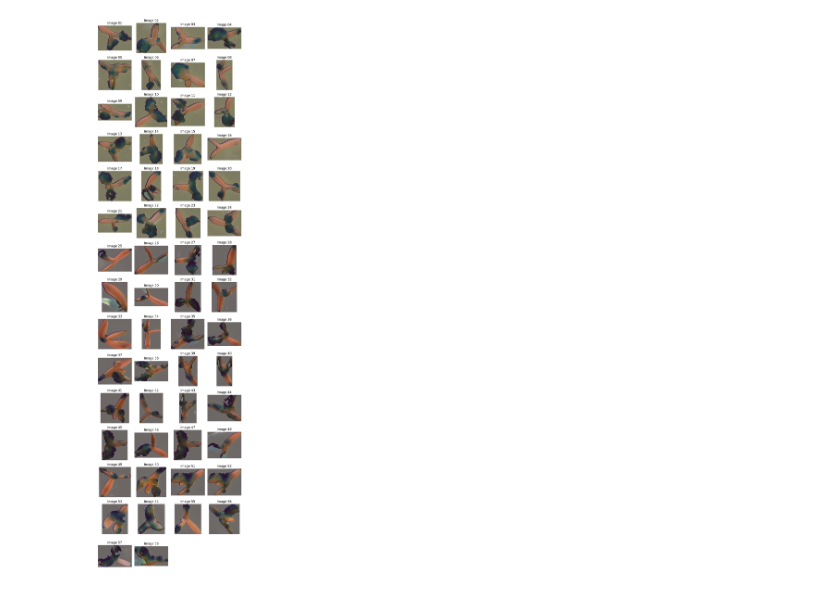
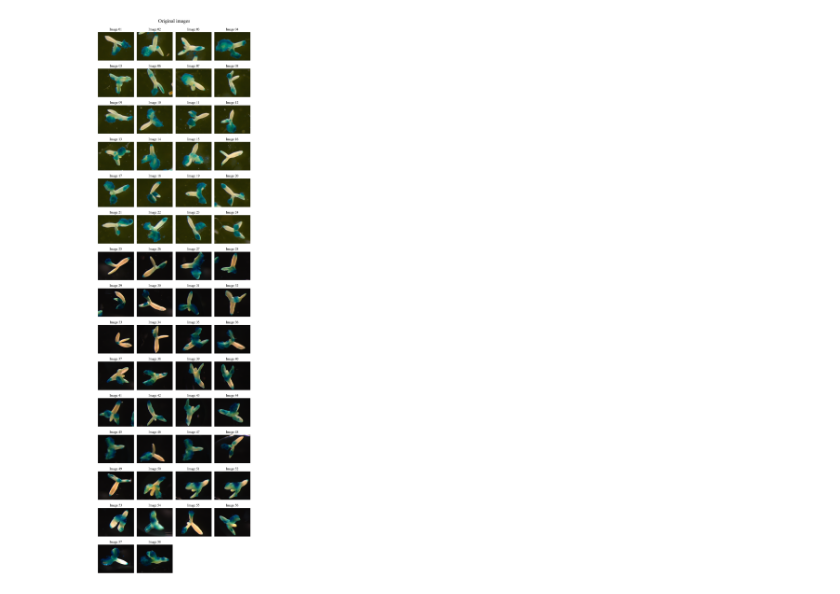
Before and after one commit to bramvaneerden/IA_Assignments, a Jupyter notebook: A5/classification.ipynb, the cells around one changed output. Drawn from its saved outputs; the diff is of its cells as text; code cells hidden in the pictures.

Commit message:
Two panels of images - original and segmented.

```diff
--- a/A5/classification.ipynb
+++ b/A5/classification.ipynb
@@ -9,3 +8,6 @@ root = 'images'
+# %%
+matplotlib.rcParams['font.family'] = 'STIXGeneral'
+root = 'images'
 # %%
 def parse_filename(filename):
     pattern = r'_(\d\d)(.*)\.tif'
@@ -105,20 +86,17 @@ segmented_images = {}
 for img_number in images.keys():
     segmented_img, _ = apply_segmentation(images[img_number])
     segmented_images[img_number] = segmented_img
-    crop_seg_img, crop_img = crop_based_on_object(segmented_img,
-                                                  images[img_number])
-    images[img_number] = crop_img
-    segmented_images[img_number] = crop_seg_img
 # %%
-fig, axs = plt.subplots(15, 4, figsize=(8, 30))
+fig, axs = plt.subplots(15, 4, figsize=(8, 28))
 axs = axs.flatten()
 for idx, k in enumerate(sorted(images.keys())):
-    axs[idx].imshow(images[k], cmap='grey', origin='lower')
-    axs[idx].imshow(segmented_images[k], cmap='Reds', origin='lower', alpha=0.4)
+    axs[idx].imshow(images[k], origin='lower')
+    # axs[idx].imshow(segmented_images[k], cmap='Reds', origin='lower', alpha=0.4)
     axs[idx].set_title(f'Image {k}')
 
 [ax.axis('off') for ax in axs]
 plt.tight_layout()
+plt.suptitle('Original images', y=1.01, fontsize=18)
 plt.show()
 # %% [output]
-[figure, old version]
+[figure, new version]
```
Also changed, not shown: parts of 6 cells of this notebook.
